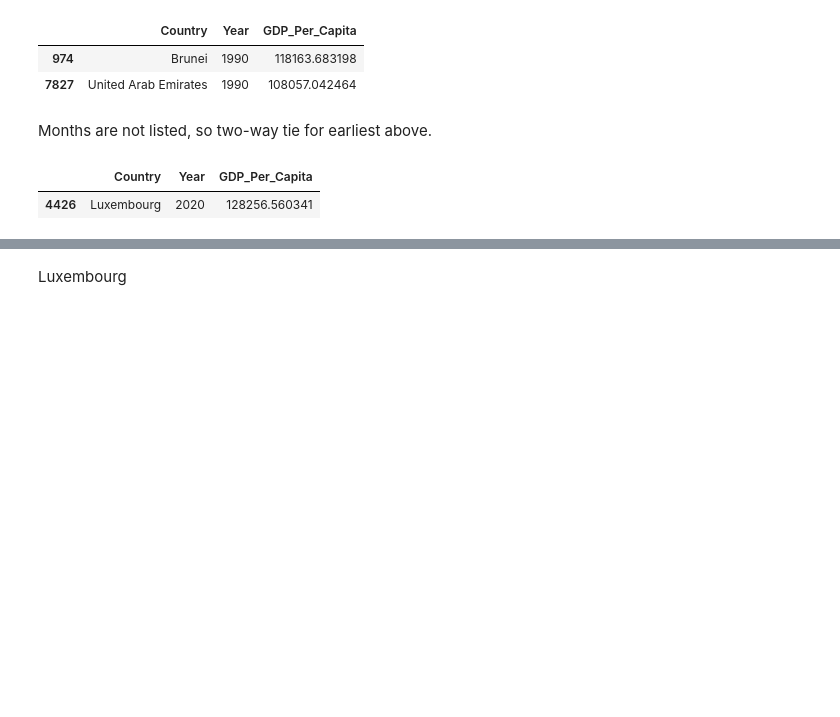
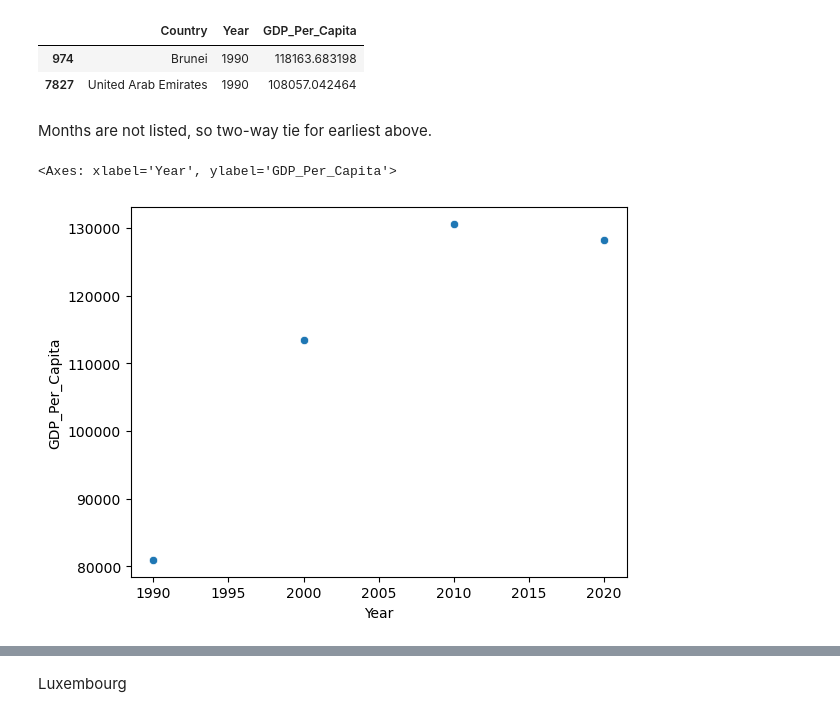
Before and after one commit to NSS-Data-Analytics-Cohort-15/un-exploration-mbainbridge950, a Jupyter notebook: Notebooks/UNData_Malani.ipynb, the cells around one changed output, grey strips where cells are left out. Drawn from its saved outputs; the diff is of its cells as text; code cells hidden in the pictures; blank space fills up the shorter version.

```diff
--- a/Notebooks/UNData_Malani.ipynb
+++ b/Notebooks/UNData_Malani.ipynb
@@ -343,8 +345,13 @@ Months are not listed, so two-way tie for earliest above.
 # %%
 #maxgdp2020 = year_2020['GDP_Per_Capita'].max()
 
 max_gdp_value_2020 = year_2020['GDP_Per_Capita'].max()
 year_2020.loc[year_2020['GDP_Per_Capita'] == max_gdp_value_2020]
+
+#gdp1990 = gdp_df.loc[gdp_df['Year'] == 1990]
+max_country = gdp_df.loc[gdp_df['Country'] == 'Luxembourg']
+#sns.regplot(x=gdp_decades['Year'], y=gdp_decades["GDP_Per_Capita"])
+sns.scatterplot(x=gdp_decades['Year'], y=max_country['GDP_Per_Capita'])
 # %% [output]
-|  | Country | Year | GDP_Per_Capita |
-| 4426 | Luxembourg | 2020 | 128256.560341 |
+<Axes: xlabel='Year', ylabel='GDP_Per_Capita'>
+[figure, added]
```
Also changed, not shown: parts of 10 cells of this notebook.
